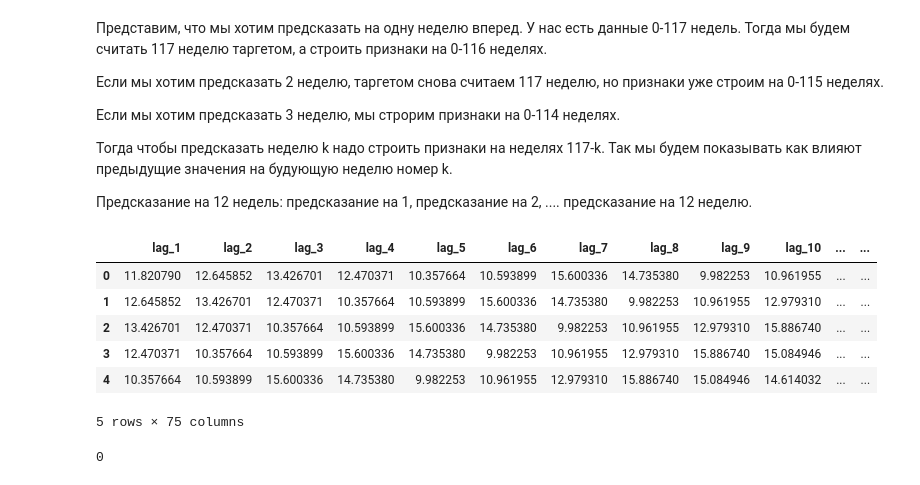
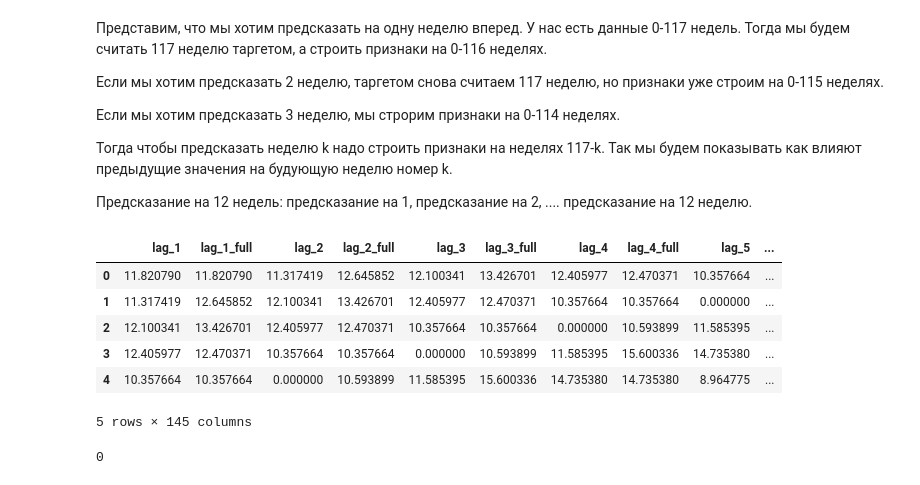
Before and after one commit to oleander-twig/bank_transfers_forecasting, a Jupyter notebook: transactions_xgboost.ipynb, the cells around one changed output. Saved outputs shown, nothing was run; the diff lists cells and outputs as text; code cells hidden in the pictures.

Commit message:
add full amount ts as feature WORK RMSLE 2.35

```diff
--- a/transactions_xgboost.ipynb
+++ b/transactions_xgboost.ipynb
@@ -132,10 +134,10 @@ trns = trns.groupby(["week", "doc_payer_inn"], as_index=False, sort=False).agg({
     "part": "first",
 }).rename(columns={
                  "doc_payer_inn": "inn_id",
-                 "trns_amount": "target",
+                 "trns_amount": "trns_amount",
              })
 # %%
-# trns = pd.merge(trns, trns_vtb, on=["week", "inn_id"], how="left")
+trns = pd.merge(trns, trns_vtb, on=["week", "inn_id"], how="left")
 # %%
 trns.head()
 # %% [output]
@@ -255,7 +257,7 @@ prof.head()
 # %% [markdown]
 Хотим в признаках зафиксировать связь предыдущих событий на будующие. Для этого будем использовать лаги.
 # %%
-def _lags_row_at_cutoff(n: int, weeks: np.ndarray, y: np.ndarray, max_lag: int = 70):
+def _lags_row_at_cutoff(n: int, weeks: np.ndarray, y: np.ndarray, full_amount: np.array, max_lag: int = 70):
     """Одна строка лагов для недели n (эквивалент shift)"""
 
     mask = (weeks <= n) & (weeks >= n - max_lag)
@@ -263,13 +265,14 @@ def _lags_row_at_cutoff(n: int, weeks: np.ndarray, y: np.ndarray, max_lag: int =
 
     w = weeks[idx] # отфильтрованные недели в нужном диапозоне
     yy = y[idx] # отфильтрованные таргеты в нужном диапозоне
+    ff = full_amount[idx]
     pos = int(np.where(w == n)[0][0])
 
     row = {}
     for lag in range(1, max_lag + 1):
         j = pos - lag
         row[f"lag_{lag}"] = float(yy[j])
-
+        row[f"lag_{lag}_full"] = float(ff[j])
     return row
 
 def get_features(n, df) -> pd.DataFrame:
@@ -295,11 +298,12 @@ def build_features_horizons_for_inn(
     g = inn_df.sort_values("week")
     weeks = g["week"].to_numpy()
     y = g["target"].to_numpy(dtype=float)
+    full_amount = g["trns_amount"].to_numpy(dtype=float)
 
     rows = []
     for i in range(k):
         cutoff = n_target - i
-        row = _lags_row_at_cutoff(cutoff, weeks, y, max_lag)
+        row = _lags_row_at_cutoff(cutoff, weeks, y, full_amount, max_lag)
         row['inn_id'] = inn_df['inn_id'].iloc[0] # чтобы потом по inn доклеить profiles
         rows.append(row)
 
@@ -322,41 +326,41 @@ k = 12 # горизонт предсказания
 train_list = []
 
 df_week_n = trns.loc[trns["week"] == n, ["inn_id", "target"]]
 inn_subset = df_week_n["inn_id"].unique()
 inn_groups = {gid: g for gid, g in trns.groupby("inn_id", sort=False)}
 
 train_list = []
 for inn in inn_subset:
     inn_df = inn_groups.get(inn)
 
     t_series = df_week_n.loc[df_week_n["inn_id"] == inn, "target"]
     t_val = t_series.iloc[0]
 
     f_block = build_features_horizons_for_inn(n, k, inn_df)
     f_block["target"] = t_val
     train_list.append(f_block)
 
 train = pd.concat(train_list, ignore_index=True) if train_list else pd.DataFrame()
 
 # добавление категориальных признаков
 train = train.merge(prof, on="inn_id", how="left")
 for col in cat_cols:
     train[col] = train[col].fillna(-1).astype("category")
 train = train.drop(columns=["inn_id"], errors="ignore")
 
 # логарифмирование
-lag_target_cols = [c for c in train.columns if c.startswith("lag_") or c == "target"]
+lag_target_cols = [c for c in train.columns if c.startswith("lag_") or c == "target" or c == 'trns_amount']
 train[lag_target_cols] = train[lag_target_cols].applymap(lambda x: np.log(x + 1))
 
 train.head()
 # %% [output]
-|  | lag_1 | lag_2 | lag_3 | lag_4 | lag_5 | lag_6 | lag_7 | lag_8 | lag_9 | lag_10 | ... | ... |
-| 0 | 11.820790 | 12.645852 | 13.426701 | 12.470371 | 10.357664 | 10.593899 | 15.600336 | 14.735380 | 9.982253 | 10.961955 | ... | ... |
-| 1 | 12.645852 | 13.426701 | 12.470371 | 10.357664 | 10.593899 | 15.600336 | 14.735380 | 9.982253 | 10.961955 | 12.979310 | ... | ... |
-| 2 | 13.426701 | 12.470371 | 10.357664 | 10.593899 | 15.600336 | 14.735380 | 9.982253 | 10.961955 | 12.979310 | 15.886740 | ... | ... |
-| 3 | 12.470371 | 10.357664 | 10.593899 | 15.600336 | 14.735380 | 9.982253 | 10.961955 | 12.979310 | 15.886740 | 15.084946 | ... | ... |
-| 4 | 10.357664 | 10.593899 | 15.600336 | 14.735380 | 9.982253 | 10.961955 | 12.979310 | 15.886740 | 15.084946 | 14.614032 | ... | ... |
+|  | lag_1 | lag_1_full | lag_2 | lag_2_full | lag_3 | lag_3_full | lag_4 | lag_4_full | lag_5 | ... |
+| 0 | 11.820790 | 11.820790 | 11.317419 | 12.645852 | 12.100341 | 13.426701 | 12.405977 | 12.470371 | 10.357664 | ... |
+| 1 | 11.317419 | 12.645852 | 12.100341 | 13.426701 | 12.405977 | 12.470371 | 10.357664 | 10.357664 | 0.000000 | ... |
+| 2 | 12.100341 | 13.426701 | 12.405977 | 12.470371 | 10.357664 | 10.357664 | 0.000000 | 10.593899 | 11.585395 | ... |
+| 3 | 12.405977 | 12.470371 | 10.357664 | 10.357664 | 0.000000 | 10.593899 | 11.585395 | 15.600336 | 14.735380 | ... |
+| 4 | 10.357664 | 10.357664 | 0.000000 | 10.593899 | 11.585395 | 15.600336 | 14.735380 | 14.735380 | 8.964775 | ... |
-5 rows × 75 columns
+5 rows × 145 columns
 # %%
 del train
 gc.collect()
```
Also changed, not shown: parts of 6 cells of this notebook.
